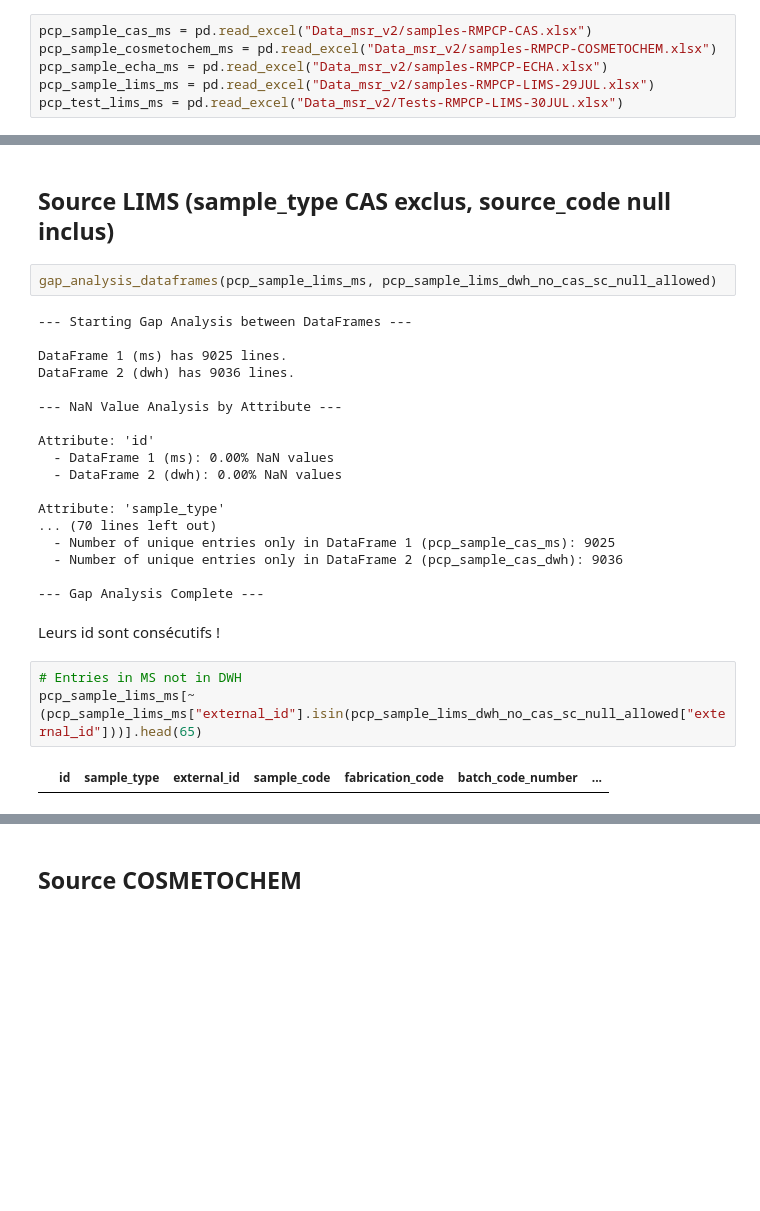
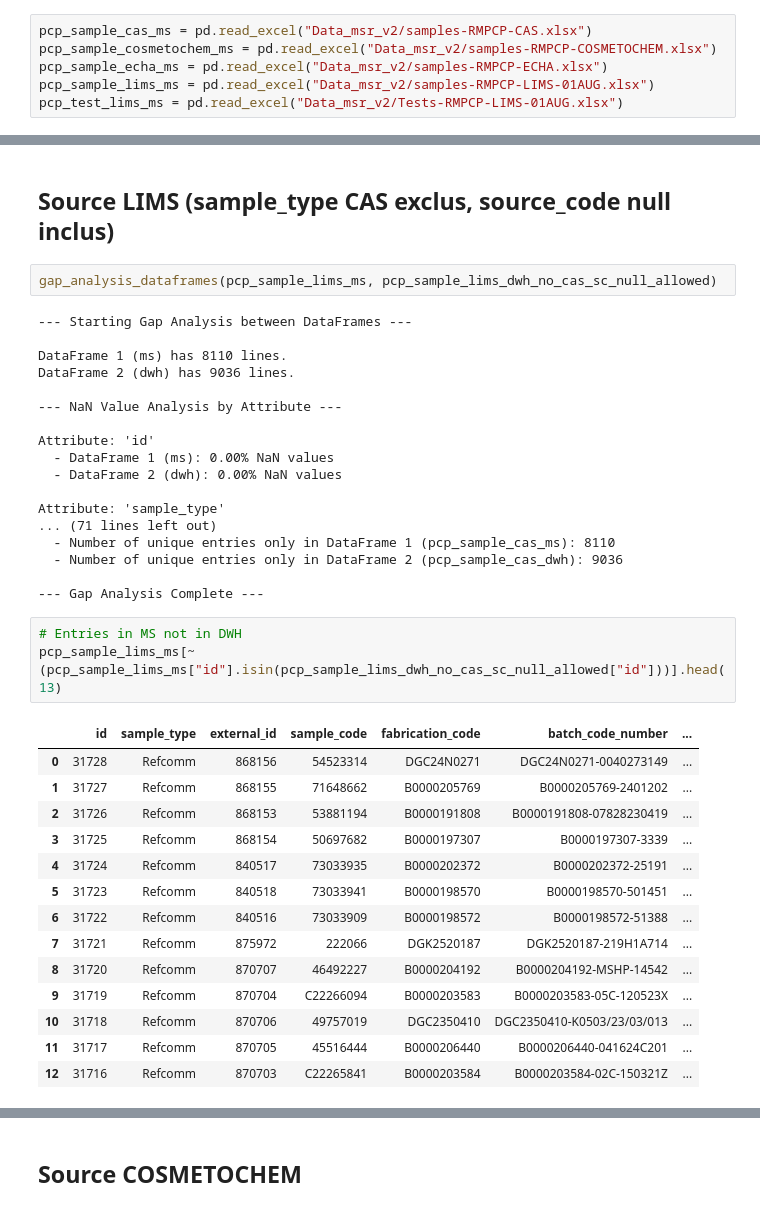
Before and after one commit to bleroux-oa/recettes-msr, a Jupyter notebook: recette_msr_v2.ipynb, the cells around one changed output, grey strips where cells are left out. Drawn from its saved outputs; the diff is of its cells as text; blank space fills up the shorter version.

Commit message:
Link missing source_code to missing external_id for sample LIMS

```diff
--- a/recette_msr_v2.ipynb
+++ b/recette_msr_v2.ipynb
@@ -12,8 +12,8 @@ client = bigquery.Client()
 pcp_sample_cas_ms = pd.read_excel("Data_msr_v2/samples-RMPCP-CAS.xlsx")
 pcp_sample_cosmetochem_ms = pd.read_excel("Data_msr_v2/samples-RMPCP-COSMETOCHEM.xlsx")
 pcp_sample_echa_ms = pd.read_excel("Data_msr_v2/samples-RMPCP-ECHA.xlsx")
-pcp_sample_lims_ms = pd.read_excel("Data_msr_v2/samples-RMPCP-LIMS-29JUL.xlsx")
-pcp_test_lims_ms = pd.read_excel("Data_msr_v2/Tests-RMPCP-LIMS-30JUL.xlsx")
+pcp_sample_lims_ms = pd.read_excel("Data_msr_v2/samples-RMPCP-LIMS-01AUG.xlsx")
+pcp_test_lims_ms = pd.read_excel("Data_msr_v2/Tests-RMPCP-LIMS-01AUG.xlsx")
 # %%
 pcp_sample_cas_ms["id"] = pcp_sample_cas_ms["id"].astype(str)
 pcp_sample_cas_ms["external_id"] = pcp_sample_cas_ms["external_id"].astype(str)
@@ -466,7 +490,7 @@ gap_analysis_dataframes(pcp_sample_lims_ms, pcp_sample_lims_dwh_no_cas_sc_null_a
 # %% [output]
 --- Starting Gap Analysis between DataFrames ---
 
-DataFrame 1 (ms) has 9025 lines.
+DataFrame 1 (ms) has 8110 lines.
 DataFrame 2 (dwh) has 9036 lines.
 
 --- NaN Value Analysis by Attribute ---
@@ -476,18 +500,29 @@ Attribute: 'id'
   - DataFrame 2 (dwh): 0.00% NaN values
 
 Attribute: 'sample_type'
-... (70 lines left out)
-  - Number of unique entries only in DataFrame 1 (pcp_sample_cas_ms): 9025
+... (71 lines left out)
+  - Number of unique entries only in DataFrame 1 (pcp_sample_cas_ms): 8110
   - Number of unique entries only in DataFrame 2 (pcp_sample_cas_dwh): 9036
 
 --- Gap Analysis Complete ---
-# %% [markdown]
-Leurs id sont consécutifs !
 # %%
 # Entries in MS not in DWH
-pcp_sample_lims_ms[~(pcp_sample_lims_ms["external_id"].isin(pcp_sample_lims_dwh_no_cas_sc_null_allowed["external_id"]))].head(65)
+pcp_sample_lims_ms[~(pcp_sample_lims_ms["id"].isin(pcp_sample_lims_dwh_no_cas_sc_null_allowed["id"]))].head(13)
 # %% [output]
 |  | id | sample_type | external_id | sample_code | fabrication_code | batch_code_number | ... |
+| 0 | 31728 | Refcomm | 868156 | 54523314 | DGC24N0271 | DGC24N0271-0040273149 | ... |
+| 1 | 31727 | Refcomm | 868155 | 71648662 | B0000205769 | B0000205769-2401202 | ... |
+| 2 | 31726 | Refcomm | 868153 | 53881194 | B0000191808 | B0000191808-07828230419 | ... |
+| 3 | 31725 | Refcomm | 868154 | 50697682 | B0000197307 | B0000197307-3339 | ... |
+| 4 | 31724 | Refcomm | 840517 | 73033935 | B0000202372 | B0000202372-25191 | ... |
+| 5 | 31723 | Refcomm | 840518 | 73033941 | B0000198570 | B0000198570-501451 | ... |
+| 6 | 31722 | Refcomm | 840516 | 73033909 | B0000198572 | B0000198572-51388 | ... |
+| 7 | 31721 | Refcomm | 875972 | 222066 | DGK2520187 | DGK2520187-219H1A714 | ... |
+| 8 | 31720 | Refcomm | 870707 | 46492227 | B0000204192 | B0000204192-MSHP-14542 | ... |
+| 9 | 31719 | Refcomm | 870704 | C22266094 | B0000203583 | B0000203583-05C-120523X | ... |
+| 10 | 31718 | Refcomm | 870706 | 49757019 | DGC2350410 | DGC2350410-K0503/23/03/013 | ... |
+| 11 | 31717 | Refcomm | 870705 | 45516444 | B0000206440 | B0000206440-041624C201 | ... |
+| 12 | 31716 | Refcomm | 870703 | C22265841 | B0000203584 | B0000203584-02C-150321Z | ... |
 # %%
 # Entries in DWH not in MS
 pcp_sample_lims_dwh_no_cas_sc_null_allowed[~(pcp_sample_lims_dwh_no_cas_sc_null_allowed["id"].isin(pcp_sample_lims_ms["id"]))]\
```
Also changed, not shown: parts of 39 cells of this notebook, 4 other files.
